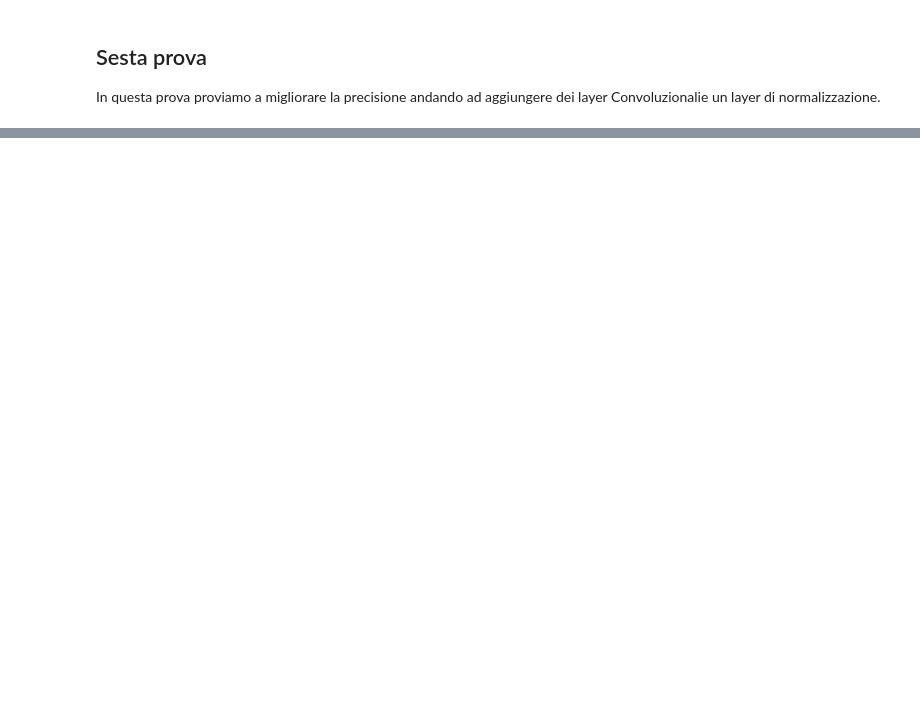
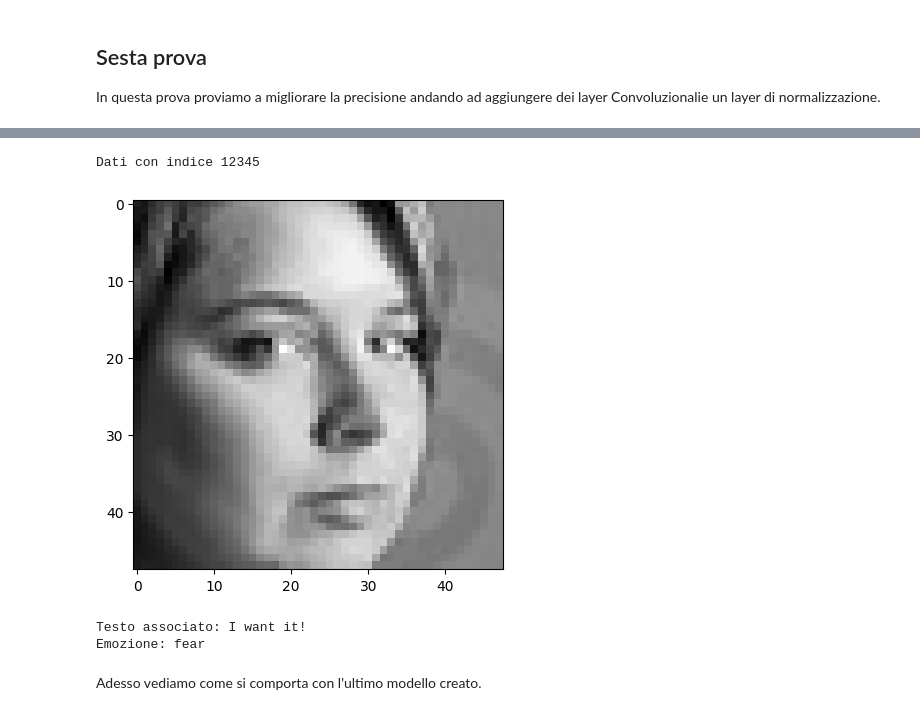
Before and after one commit to gabrielegenovese/Emotion-Detection-from-Image-and-Text, a Jupyter notebook: src/notebooks/text_image_model.ipynb, the cells around one changed output, grey strips where cells are left out. Cells and saved outputs as stored; diff of their text form; code cells hidden in the pictures; blank space fills up the shorter version.

```diff
--- a/src/notebooks/text_image_model.ipynb
+++ b/src/notebooks/text_image_model.ipynb
@@ -691,0 +726,37 @@ L'accuracy sale al 68% a fronte però di una diminuzione dei parametri ma di un
+# %%
+file_path = "/content/data/processed/text_image_emotion_random.csv"
+data = load_data(file_path)
+texts = [entry['text'] for entry in data]
+images = np.array([entry['image_data'] for entry in data])
+emotions = [entry['emotion'] for entry in data]
+
+def show_data(i):
+  print("\nDati con indice", i)
+  plt.imshow(images[i],cmap = plt.cm.gray)
+  plt.show()
+  print("Testo associato:", texts[i])
+  print("Emozione:", emotions[i])
+
+i = 12345
+show_data(i)
+
+max_words = 20000
+tokenizer = Tokenizer(num_words=max_words, oov_token='<OOV>')
+tokenizer.fit_on_texts(texts)
+text_sequences = tokenizer.texts_to_sequences(texts)
+text_padded = pad_sequences(text_sequences, padding='post')
+
+text_train, text_test_temp, image_train, image_test_temp, emotion_train, emotion_test_temp = train_test_split(
+    text_padded, images, categorical_emotions, test_size=0.2, random_state=42
+)
+
+text_test, text_val, image_test, image_val, emotion_test, emotion_val = train_test_split(
+    text_test_temp, image_test_temp, emotion_test_temp, test_size=0.5, random_state=42
+)
+# %% [output]
+Dati con indice 12345
+[figure, added]
+Testo associato: I want it!
+Emozione: fear
+# %% [markdown]
+Adesso vediamo come si comporta con l'ultimo modello creato.
```
Also changed, not shown: parts of 31 cells of this notebook, 2 other files.
